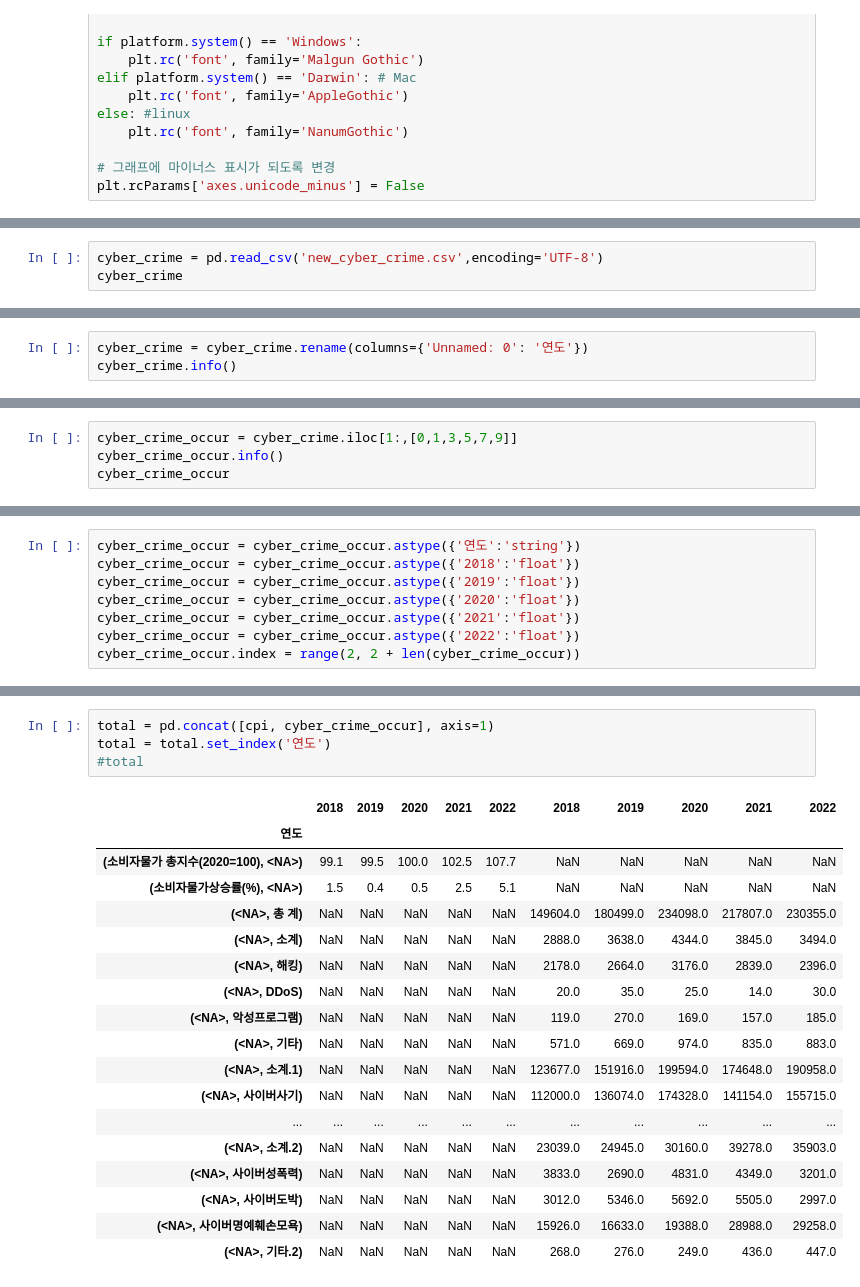
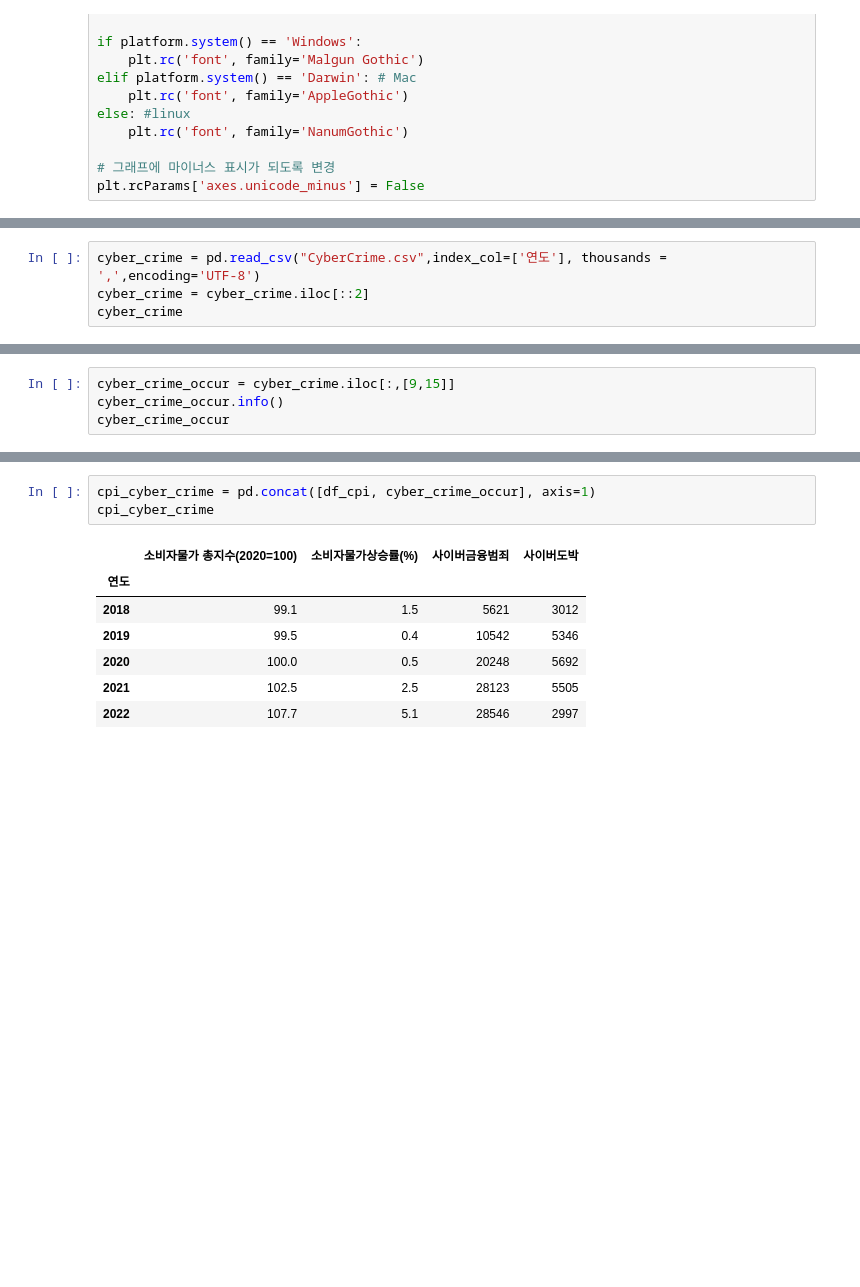
Before and after one commit to chan2-plc/data_police, a Jupyter notebook: 사이버금융범죄 상관분석.ipynb, the cells around one changed output, grey strips where cells are left out. Cells and saved outputs as stored; diff of their text form; blank space fills up the shorter version.

```diff
--- a/사이버금융범죄 상관분석.ipynb
+++ b/사이버금융범죄 상관분석.ipynb
@@ -82,4 +89,5 @@ memory usage: 228.0 bytes
 # %%
-cyber_crime = pd.read_csv('new_cyber_crime.csv',encoding='UTF-8')
+cyber_crime = pd.read_csv("CyberCrime.csv",index_col=['연도'], thousands = ',',encoding='UTF-8')
+cyber_crime = cyber_crime.iloc[::2]
 cyber_crime
 # %% [output]
@@ -124,3 +120,0 @@ memory usage: 1.7+ KB
-# %%
-cyber_crime = cyber_crime.rename(columns={'Unnamed: 0': '연도'})
-cyber_crime.info()
@@ -146,5 +121,5 @@ memory usage: 1.7+ KB
 # %%
-cyber_crime_occur = cyber_crime.iloc[1:,[0,1,3,5,7,9]]
+cyber_crime_occur = cyber_crime.iloc[:,[9,15]]
 cyber_crime_occur.info()
 cyber_crime_occur
 # %% [output]
@@ -182,8 +141,0 @@ memory usage: 948.0+ bytes
-# %%
-cyber_crime_occur = cyber_crime_occur.astype({'연도':'string'})
-cyber_crime_occur = cyber_crime_occur.astype({'2018':'float'})
-cyber_crime_occur = cyber_crime_occur.astype({'2019':'float'})
-cyber_crime_occur = cyber_crime_occur.astype({'2020':'float'})
-cyber_crime_occur = cyber_crime_occur.astype({'2021':'float'})
-cyber_crime_occur = cyber_crime_occur.astype({'2022':'float'})
-cyber_crime_occur.index = range(2, 2 + len(cyber_crime_occur))
@@ -247,23 +142,11 @@ total
 # %%
-total = pd.concat([cpi, cyber_crime_occur], axis=1)
-total = total.set_index('연도')
-#total
+cpi_cyber_crime = pd.concat([df_cpi, cyber_crime_occur], axis=1)
+cpi_cyber_crime
 # %% [output]
-|  | 2018 | 2019 | 2020 | 2021 | 2022 | 2018 | 2019 | 2020 | 2021 | 2022 |
-| 연도 |  |  |  |  |  |  |  |  |  |  |
-| (소비자물가 총지수(2020=100), <NA>) | 99.1 | 99.5 | 100.0 | 102.5 | 107.7 | NaN | NaN | NaN | NaN | NaN |
-| (소비자물가상승률(%), <NA>) | 1.5 | 0.4 | 0.5 | 2.5 | 5.1 | NaN | NaN | NaN | NaN | NaN |
-| (<NA>, 총 계) | NaN | NaN | NaN | NaN | NaN | 149604.0 | 180499.0 | 234098.0 | 217807.0 | 230355.0 |
-| (<NA>, 소계) | NaN | NaN | NaN | NaN | NaN | 2888.0 | 3638.0 | 4344.0 | 3845.0 | 3494.0 |
-| (<NA>, 해킹) | NaN | NaN | NaN | NaN | NaN | 2178.0 | 2664.0 | 3176.0 | 2839.0 | 2396.0 |
-| (<NA>, DDoS) | NaN | NaN | NaN | NaN | NaN | 20.0 | 35.0 | 25.0 | 14.0 | 30.0 |
-| (<NA>, 악성프로그램) | NaN | NaN | NaN | NaN | NaN | 119.0 | 270.0 | 169.0 | 157.0 | 185.0 |
-| (<NA>, 기타) | NaN | NaN | NaN | NaN | NaN | 571.0 | 669.0 | 974.0 | 835.0 | 883.0 |
-| (<NA>, 소계.1) | NaN | NaN | NaN | NaN | NaN | 123677.0 | 151916.0 | 199594.0 | 174648.0 | 190958.0 |
-| (<NA>, 사이버사기) | NaN | NaN | NaN | NaN | NaN | 112000.0 | 136074.0 | 174328.0 | 141154.0 | 155715.0 |
-| ... | ... | ... | ... | ... | ... | ... | ... | ... | ... | ... |
-| (<NA>, 소계.2) | NaN | NaN | NaN | NaN | NaN | 23039.0 | 24945.0 | 30160.0 | 39278.0 | 35903.0 |
-| (<NA>, 사이버성폭력) | NaN | NaN | NaN | NaN | NaN | 3833.0 | 2690.0 | 4831.0 | 4349.0 | 3201.0 |
-| (<NA>, 사이버도박) | NaN | NaN | NaN | NaN | NaN | 3012.0 | 5346.0 | 5692.0 | 5505.0 | 2997.0 |
-| (<NA>, 사이버명예훼손모욕) | NaN | NaN | NaN | NaN | NaN | 15926.0 | 16633.0 | 19388.0 | 28988.0 | 29258.0 |
-| (<NA>, 기타.2) | NaN | NaN | NaN | NaN | NaN | 268.0 | 276.0 | 249.0 | 436.0 | 447.0 |
+|  | 소비자물가 총지수(2020=100) | 소비자물가상승률(%) | 사이버금융범죄 | 사이버도박 |
+| 연도 |  |  |  |  |
+| 2018 | 99.1 | 1.5 | 5621 | 3012 |
+| 2019 | 99.5 | 0.4 | 10542 | 5346 |
+| 2020 | 100.0 | 0.5 | 20248 | 5692 |
+| 2021 | 102.5 | 2.5 | 28123 | 5505 |
+| 2022 | 107.7 | 5.1 | 28546 | 2997 |
```
Also changed, not shown: parts of 31 cells of this notebook.
